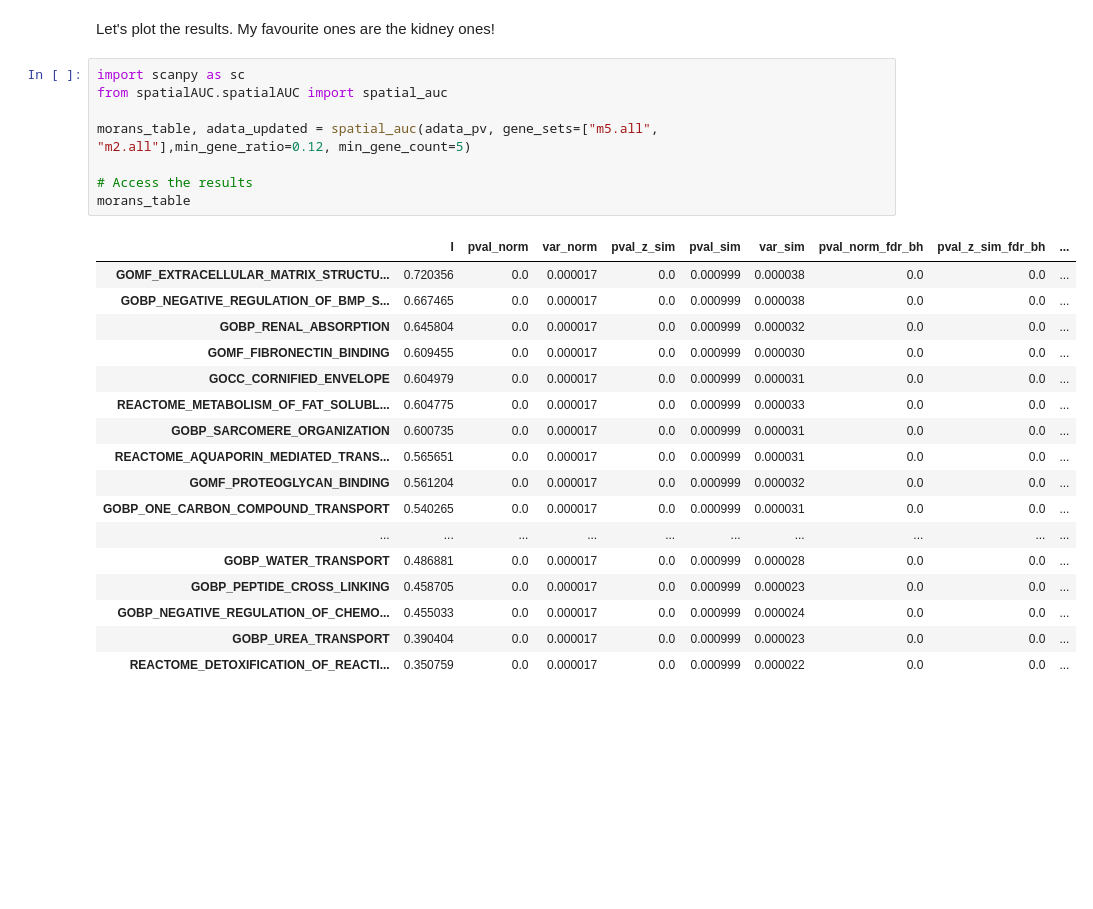
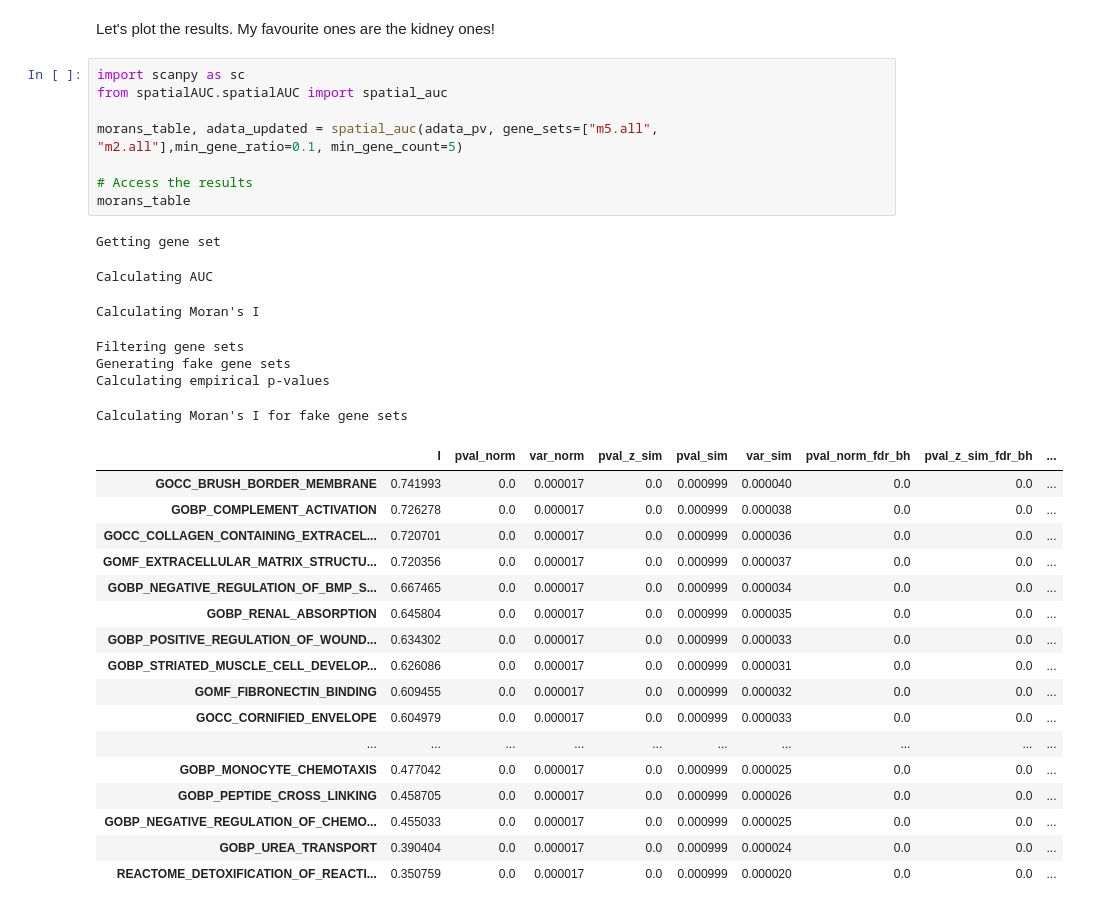
Before and after one commit to BKover99/spatialAUC, a Jupyter notebook: Tutorials/spatialAUC_tutorial_Xenium_whole_mouse_pup.ipynb, the cells around one changed output. Saved outputs shown, nothing was run; the diff lists cells and outputs as text; blank space fills up the shorter version.

```diff
--- a/Tutorials/spatialAUC_tutorial_Xenium_whole_mouse_pup.ipynb
+++ b/Tutorials/spatialAUC_tutorial_Xenium_whole_mouse_pup.ipynb
@@ -170,29 +149,36 @@ Let's plot the results. My favourite ones are the kidney ones!
 # %%
 import scanpy as sc
 from spatialAUC.spatialAUC import spatial_auc
 
-morans_table, adata_updated = spatial_auc(adata_pv, gene_sets=["m5.all", "m2.all"],min_gene_ratio=0.12, min_gene_count=5)
+morans_table, adata_updated = spatial_auc(adata_pv, gene_sets=["m5.all", "m2.all"],min_gene_ratio=0.1, min_gene_count=5)
 
 # Access the results
 morans_table
 # %% [output]
+Getting gene set
+Calculating AUC
+Calculating Moran's I
+Filtering gene sets
+Generating fake gene sets
+Calculating empirical p-values
+Calculating Moran's I for fake gene sets
 |  | I | pval_norm | var_norm | pval_z_sim | pval_sim | var_sim | pval_norm_fdr_bh | pval_z_sim_fdr_bh | ... |
-| GOMF_EXTRACELLULAR_MATRIX_STRUCTU... | 0.720356 | 0.0 | 0.000017 | 0.0 | 0.000999 | 0.000038 | 0.0 | 0.0 | ... |
-| GOBP_NEGATIVE_REGULATION_OF_BMP_S... | 0.667465 | 0.0 | 0.000017 | 0.0 | 0.000999 | 0.000038 | 0.0 | 0.0 | ... |
-| GOBP_RENAL_ABSORPTION | 0.645804 | 0.0 | 0.000017 | 0.0 | 0.000999 | 0.000032 | 0.0 | 0.0 | ... |
-| GOMF_FIBRONECTIN_BINDING | 0.609455 | 0.0 | 0.000017 | 0.0 | 0.000999 | 0.000030 | 0.0 | 0.0 | ... |
-| GOCC_CORNIFIED_ENVELOPE | 0.604979 | 0.0 | 0.000017 | 0.0 | 0.000999 | 0.000031 | 0.0 | 0.0 | ... |
-| REACTOME_METABOLISM_OF_FAT_SOLUBL... | 0.604775 | 0.0 | 0.000017 | 0.0 | 0.000999 | 0.000033 | 0.0 | 0.0 | ... |
-| GOBP_SARCOMERE_ORGANIZATION | 0.600735 | 0.0 | 0.000017 | 0.0 | 0.000999 | 0.000031 | 0.0 | 0.0 | ... |
-| REACTOME_AQUAPORIN_MEDIATED_TRANS... | 0.565651 | 0.0 | 0.000017 | 0.0 | 0.000999 | 0.000031 | 0.0 | 0.0 | ... |
-| GOMF_PROTEOGLYCAN_BINDING | 0.561204 | 0.0 | 0.000017 | 0.0 | 0.000999 | 0.000032 | 0.0 | 0.0 | ... |
-| GOBP_ONE_CARBON_COMPOUND_TRANSPORT | 0.540265 | 0.0 | 0.000017 | 0.0 | 0.000999 | 0.000031 | 0.0 | 0.0 | ... |
+| GOCC_BRUSH_BORDER_MEMBRANE | 0.741993 | 0.0 | 0.000017 | 0.0 | 0.000999 | 0.000040 | 0.0 | 0.0 | ... |
+| GOBP_COMPLEMENT_ACTIVATION | 0.726278 | 0.0 | 0.000017 | 0.0 | 0.000999 | 0.000038 | 0.0 | 0.0 | ... |
+| GOCC_COLLAGEN_CONTAINING_EXTRACEL... | 0.720701 | 0.0 | 0.000017 | 0.0 | 0.000999 | 0.000036 | 0.0 | 0.0 | ... |
+| GOMF_EXTRACELLULAR_MATRIX_STRUCTU... | 0.720356 | 0.0 | 0.000017 | 0.0 | 0.000999 | 0.000037 | 0.0 | 0.0 | ... |
+| GOBP_NEGATIVE_REGULATION_OF_BMP_S... | 0.667465 | 0.0 | 0.000017 | 0.0 | 0.000999 | 0.000034 | 0.0 | 0.0 | ... |
+| GOBP_RENAL_ABSORPTION | 0.645804 | 0.0 | 0.000017 | 0.0 | 0.000999 | 0.000035 | 0.0 | 0.0 | ... |
+| GOBP_POSITIVE_REGULATION_OF_WOUND... | 0.634302 | 0.0 | 0.000017 | 0.0 | 0.000999 | 0.000033 | 0.0 | 0.0 | ... |
+| GOBP_STRIATED_MUSCLE_CELL_DEVELOP... | 0.626086 | 0.0 | 0.000017 | 0.0 | 0.000999 | 0.000031 | 0.0 | 0.0 | ... |
+| GOMF_FIBRONECTIN_BINDING | 0.609455 | 0.0 | 0.000017 | 0.0 | 0.000999 | 0.000032 | 0.0 | 0.0 | ... |
+| GOCC_CORNIFIED_ENVELOPE | 0.604979 | 0.0 | 0.000017 | 0.0 | 0.000999 | 0.000033 | 0.0 | 0.0 | ... |
 | ... | ... | ... | ... | ... | ... | ... | ... | ... | ... |
-| GOBP_WATER_TRANSPORT | 0.486881 | 0.0 | 0.000017 | 0.0 | 0.000999 | 0.000028 | 0.0 | 0.0 | ... |
-| GOBP_PEPTIDE_CROSS_LINKING | 0.458705 | 0.0 | 0.000017 | 0.0 | 0.000999 | 0.000023 | 0.0 | 0.0 | ... |
-| GOBP_NEGATIVE_REGULATION_OF_CHEMO... | 0.455033 | 0.0 | 0.000017 | 0.0 | 0.000999 | 0.000024 | 0.0 | 0.0 | ... |
-| GOBP_UREA_TRANSPORT | 0.390404 | 0.0 | 0.000017 | 0.0 | 0.000999 | 0.000023 | 0.0 | 0.0 | ... |
-| REACTOME_DETOXIFICATION_OF_REACTI... | 0.350759 | 0.0 | 0.000017 | 0.0 | 0.000999 | 0.000022 | 0.0 | 0.0 | ... |
+| GOBP_MONOCYTE_CHEMOTAXIS | 0.477042 | 0.0 | 0.000017 | 0.0 | 0.000999 | 0.000025 | 0.0 | 0.0 | ... |
+| GOBP_PEPTIDE_CROSS_LINKING | 0.458705 | 0.0 | 0.000017 | 0.0 | 0.000999 | 0.000026 | 0.0 | 0.0 | ... |
+| GOBP_NEGATIVE_REGULATION_OF_CHEMO... | 0.455033 | 0.0 | 0.000017 | 0.0 | 0.000999 | 0.000025 | 0.0 | 0.0 | ... |
+| GOBP_UREA_TRANSPORT | 0.390404 | 0.0 | 0.000017 | 0.0 | 0.000999 | 0.000024 | 0.0 | 0.0 | ... |
+| REACTOME_DETOXIFICATION_OF_REACTI... | 0.350759 | 0.0 | 0.000017 | 0.0 | 0.000999 | 0.000020 | 0.0 | 0.0 | ... |
 # %%
 sq.pl.spatial_scatter(
         adata_updated, library_id="spatial", shape=None, color=morans_table.head(20).index.values,
```
Also changed, not shown: parts of 7 cells of this notebook.
